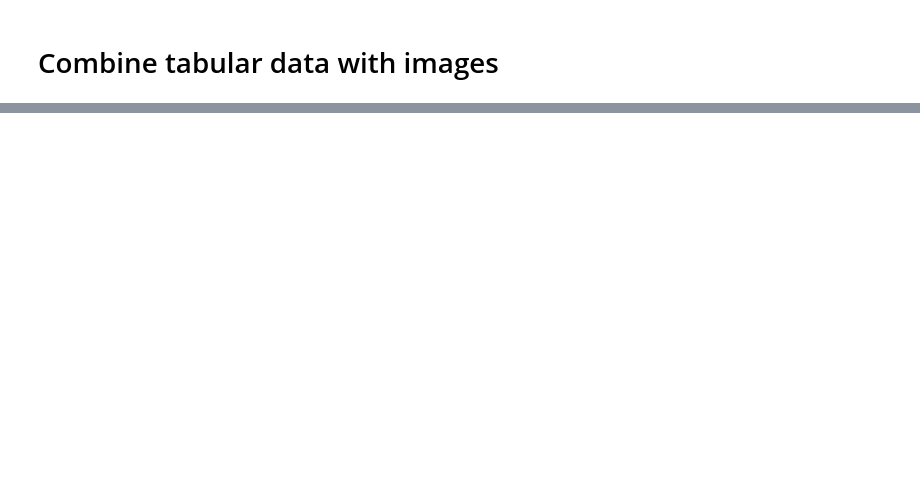
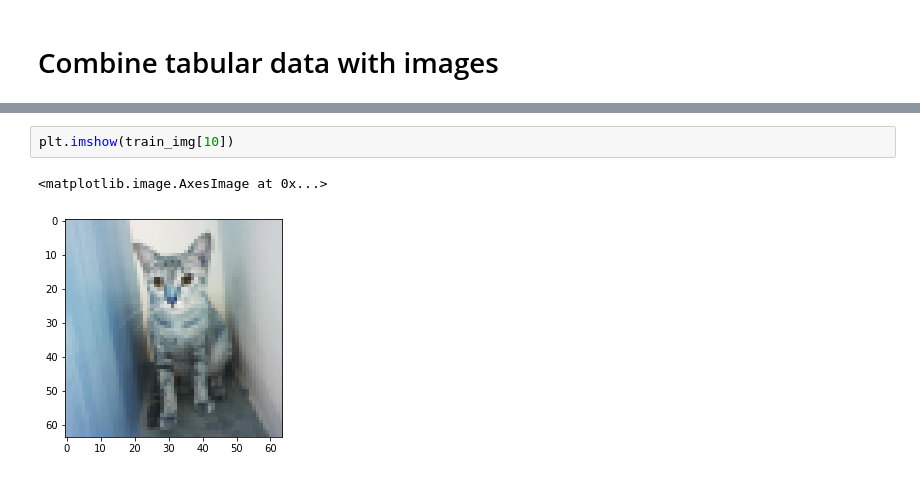
Before and after one commit to ilsefeenstra/CassBenteDemiIlse, a Jupyter notebook: Import_data.ipynb, the cells around one changed output, grey strips where cells are left out. Drawn from its saved outputs; the diff is of its cells as text; blank space fills up the shorter version.

```diff
--- a/Import_data.ipynb
+++ b/Import_data.ipynb
@@ -53,0 +149,5 @@ plt.imshow(test_imgs[0])
+# %%
+plt.imshow(train_img[10])
+# %% [output]
+<matplotlib.image.AxesImage at 0x...>
+[figure, added]
```
Also changed, not shown: parts of 7 cells of this notebook.
